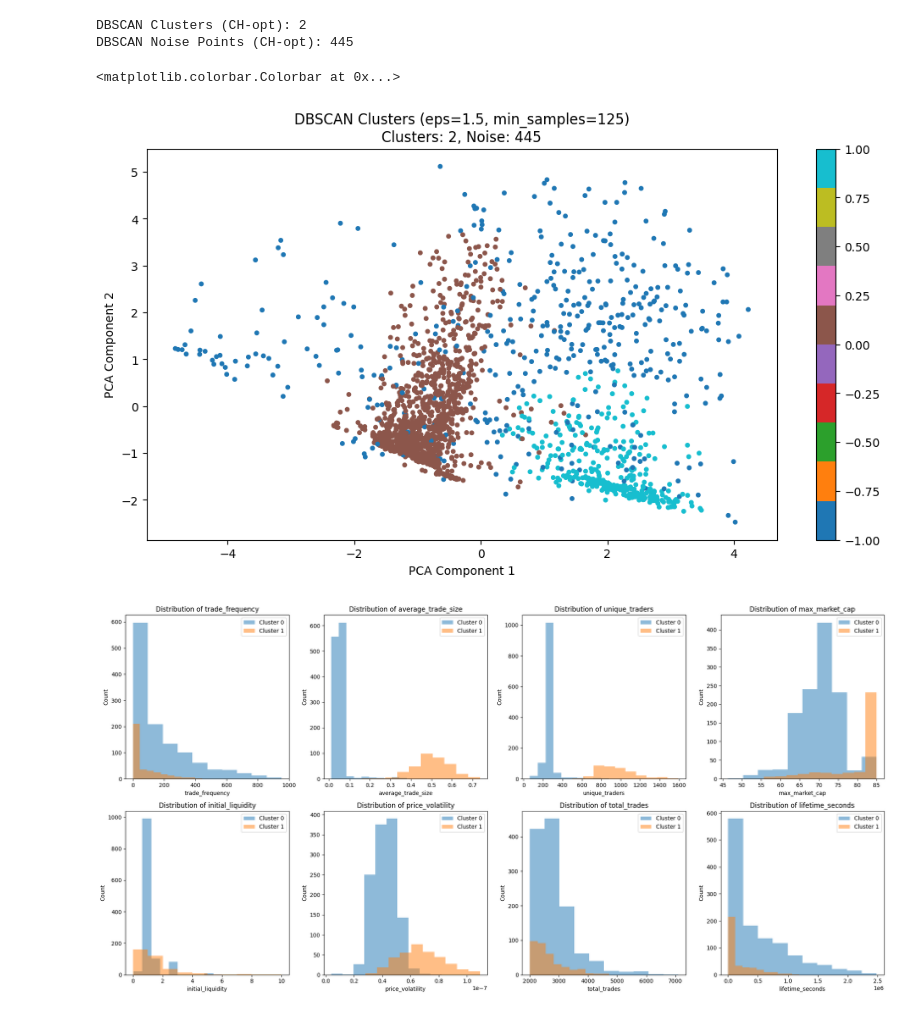
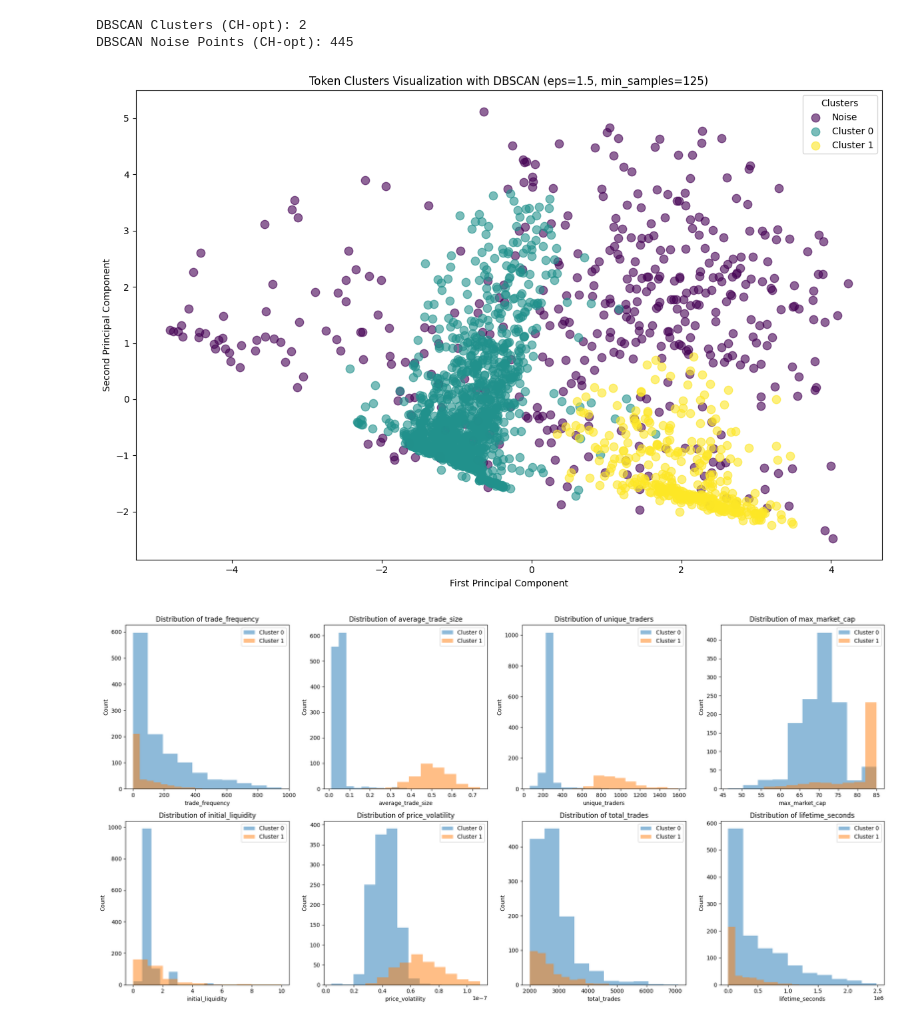
Before and after one commit to Maked04/CM3203-Individual-Project, a Jupyter notebook: src/clustering_2/db_scan.ipynb, the cells around one changed output. Saved outputs shown, nothing was run; the diff lists cells and outputs as text; code cells hidden in the pictures.

```diff
--- a/src/clustering_2/db_scan.ipynb
+++ b/src/clustering_2/db_scan.ipynb
@@ -164,24 +132,41 @@ print(f"DBSCAN Noise Points (CH-opt): {n_noise_ch}")
 # %% [output]
 DBSCAN Clusters (CH-opt): 2
 DBSCAN Noise Points (CH-opt): 445
-# %%
-from sklearn.decomposition import PCA
-
-# Perform PCA to reduce data to 2D
-pca = PCA(n_components=2)
-X_pca = pca.fit_transform(X_scaled)
-
-# Plot DBSCAN clusters
-plt.figure(figsize=(12, 6))
-
-plt.scatter(X_pca[:, 0], X_pca[:, 1], c=dbscan_labels_ch, cmap='tab10', s=10)
-plt.title(f"DBSCAN Clusters (eps=1.5, min_samples=125)\nClusters: {n_clusters_ch}, Noise: {n_noise_ch}")
-plt.xlabel("PCA Component 1")
-plt.ylabel("PCA Component 2")
-plt.colorbar()
-# %% [output]
-<matplotlib.colorbar.Colorbar at 0x...>
-[figure, removed]
+# %%
+from sklearn.decomposition import PCA
+import matplotlib.pyplot as plt
+import numpy as np
+
+# Apply PCA to reduce to 2 components
+pca = PCA(n_components=2)
+X_pca = pca.fit_transform(X_scaled)
+
+# Get unique DBSCAN cluster labels (including noise labeled as -1)
+unique_clusters_dbscan = np.unique(df['dbscan_cluster'])
+colors = plt.cm.viridis(np.linspace(0, 1, len(unique_clusters_dbscan)))
+
+# Create the plot
+plt.figure(figsize=(12, 8))
+
+# Plot each cluster with its corresponding color
+for i, cluster in enumerate(unique_clusters_dbscan):
+    cluster_points = X_pca[df['dbscan_cluster'] == cluster]
+
+    # Set label for noise points
+    label = 'Noise' if cluster == -1 else f'Cluster {cluster}'
+
+    plt.scatter(cluster_points[:, 0], cluster_points[:, 1],
+                color=colors[i], label=label, alpha=0.6, s=80)
+
+# Add labels and title
+plt.title(f'Token Clusters Visualization with DBSCAN (eps=1.5, min_samples=125)')
+plt.xlabel('First Principal Component')
+plt.ylabel('Second Principal Component')
+plt.legend(title="Clusters")
+plt.tight_layout()
+plt.show()
+# %% [output]
+[figure, added]
 # %%
 # Step 2: Feature distributions by DBSCAN cluster
 fig, axes = plt.subplots(2, 4, figsize=(20, 10))  # Adjust rows/cols if necessary
```
Also changed, not shown: parts of 6 cells of this notebook, 18 other files.
